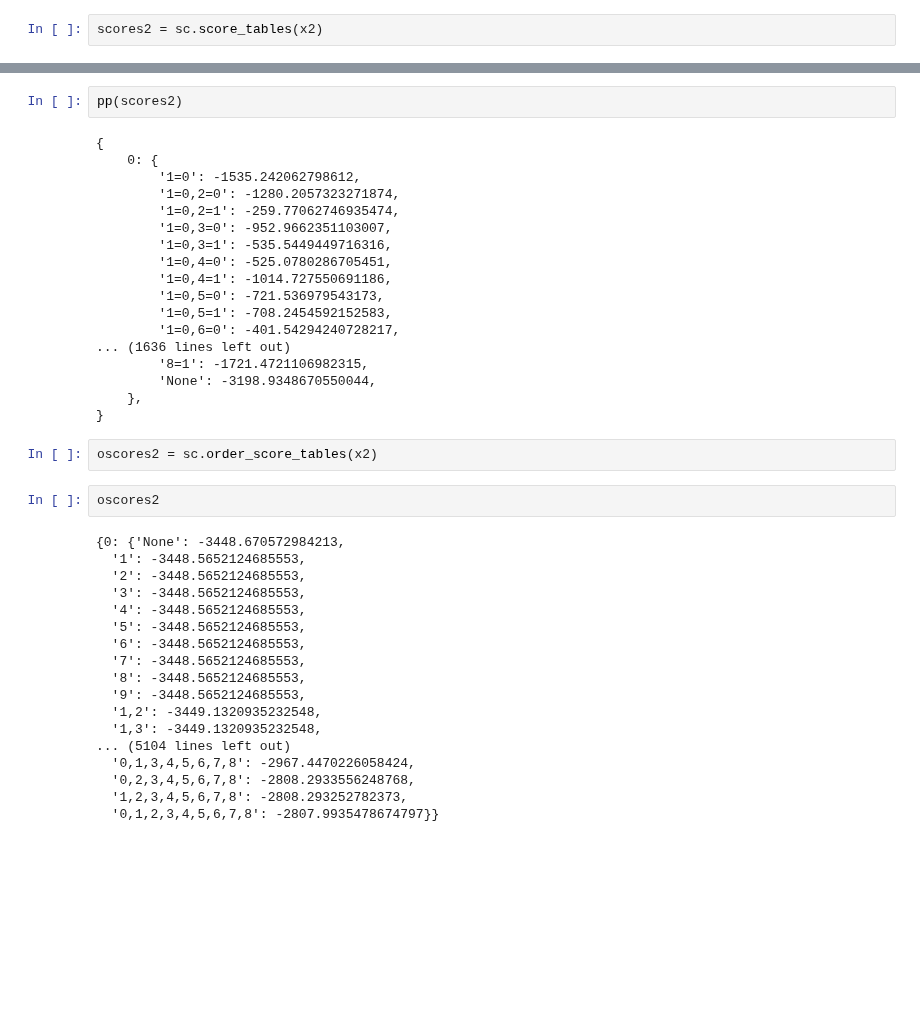
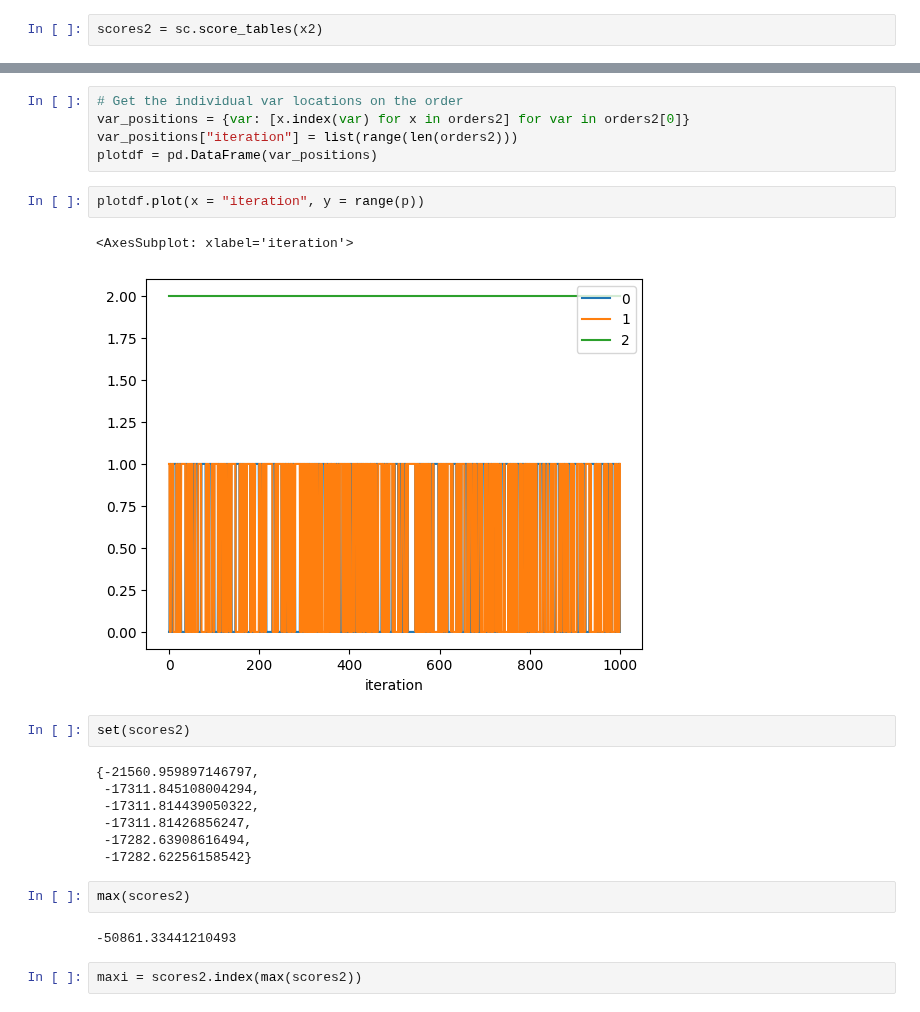
Before and after one commit to felixleopoldo/cstrees, a Jupyter notebook: src/learn_sandbox.ipynb, the cells around one changed output, grey strips where cells are left out. Drawn from its saved outputs; the diff is of its cells as text; blank space fills up the shorter version.

```diff
--- a/src/learn_sandbox.ipynb
+++ b/src/learn_sandbox.ipynb
@@ -269,42 +356,25 @@ scores2 = sc.score_tables(x2)
+# %%
+# Get the individual var locations on the order
+var_positions = {var: [x.index(var) for x in orders2] for var in orders2[0]}
+var_positions["iteration"] = list(range(len(orders2)))
+plotdf = pd.DataFrame(var_positions)
+# %%
+plotdf.plot(x = "iteration", y = range(p))
+# %% [output]
+<AxesSubplot: xlabel='iteration'>
+[figure, added]
 # %%
-pp(scores2)
+set(scores2)
 # %% [output]
-{
-    0: {
-        '1=0': -1535.242062798612,
-        '1=0,2=0': -1280.2057323271874,
-        '1=0,2=1': -259.77062746935474,
-        '1=0,3=0': -952.9662351103007,
-        '1=0,3=1': -535.5449449716316,
-        '1=0,4=0': -525.0780286705451,
-        '1=0,4=1': -1014.727550691186,
-        '1=0,5=0': -721.536979543173,
-        '1=0,5=1': -708.2454592152583,
-        '1=0,6=0': -401.54294240728217,
-... (1636 lines left out)
-        '8=1': -1721.4721106982315,
-        'None': -3198.9348670550044,
-    },
-}
+{-21560.959897146797,
+ -17311.845108004294,
+ -17311.814439050322,
+ -17311.81426856247,
+ -17282.63908616494,
+ -17282.62256158542}
-# %%
-oscores2 = sc.order_score_tables(x2)
-# %%
-oscores2
-# %% [output]
-{0: {'None': -3448.670572984213,
-  '1': -3448.5652124685553,
-  '2': -3448.5652124685553,
-  '3': -3448.5652124685553,
-  '4': -3448.5652124685553,
-  '5': -3448.5652124685553,
-  '6': -3448.5652124685553,
-  '7': -3448.5652124685553,
-  '8': -3448.5652124685553,
-  '9': -3448.5652124685553,
-  '1,2': -3449.1320935232548,
-  '1,3': -3449.1320935232548,
-... (5104 lines left out)
-  '0,1,3,4,5,6,7,8': -2967.4470226058424,
-  '0,2,3,4,5,6,7,8': -2808.2933556248768,
-  '1,2,3,4,5,6,7,8': -2808.293252782373,
-  '0,1,2,3,4,5,6,7,8': -2807.9935478674797}}
+# %%
+max(scores2)
+# %% [output]
+-50861.33441210493
+# %%
+maxi = scores2.index(max(scores2))
```
Also changed, not shown: parts of 21 cells of this notebook, 1 other file.
